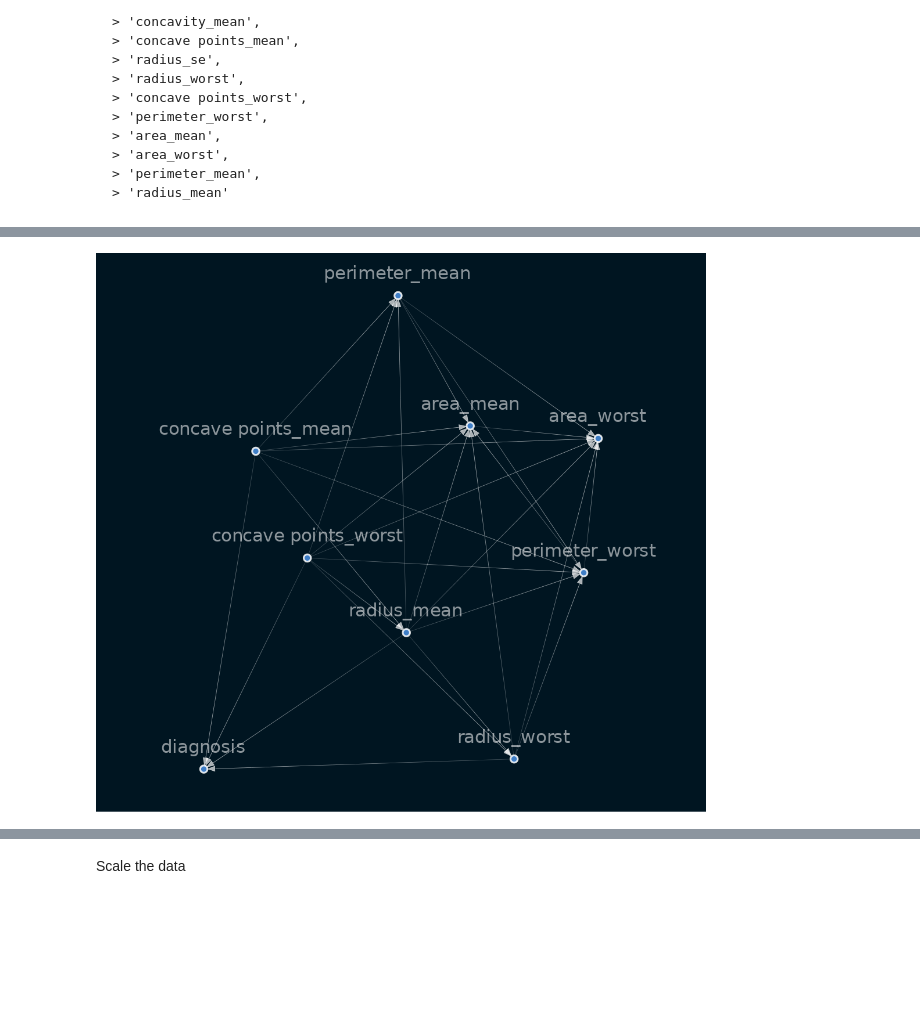
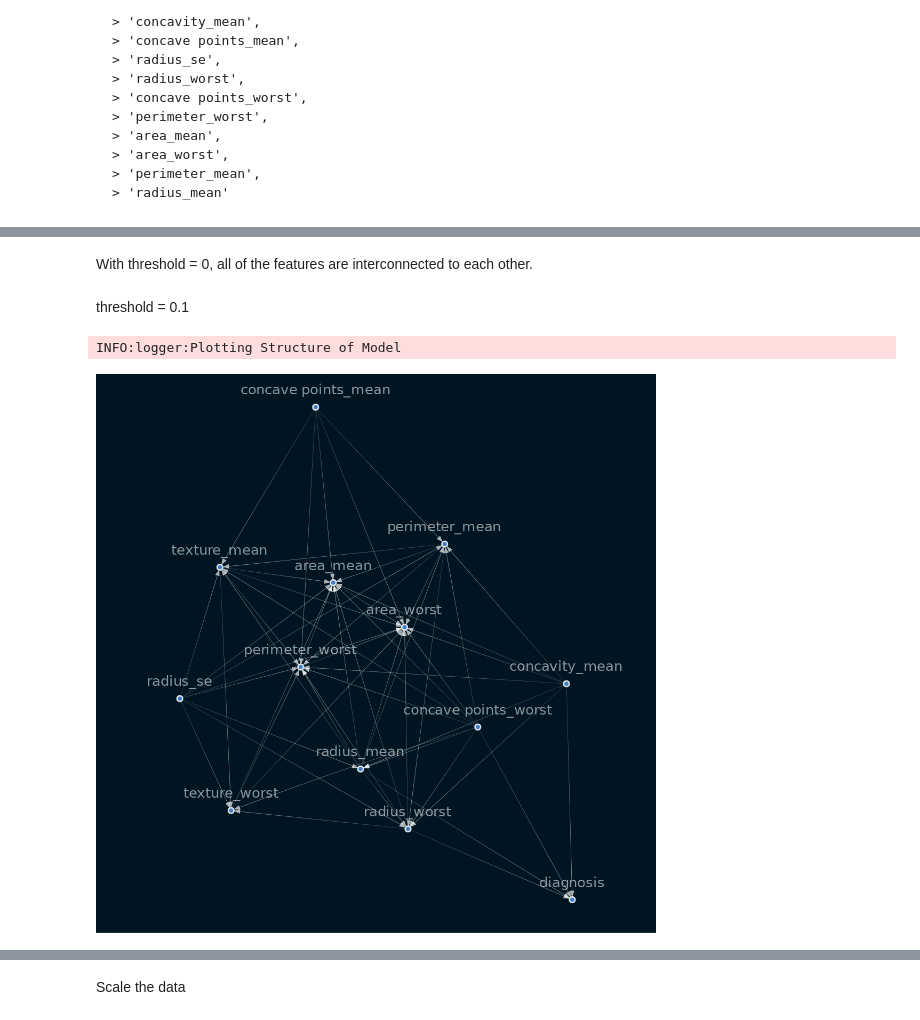
Before and after one commit to jedisam/Causal_inference, a Jupyter notebook: notebooks/causality.ipynb, the cells around one changed output, grey strips where cells are left out. Saved outputs shown, nothing was run; the diff lists cells and outputs as text; code cells hidden in the pictures; blank space fills up the shorter version.

Commit message:
causality for 50% data

```diff
--- a/notebooks/causality.ipynb
+++ b/notebooks/causality.ipynb
@@ -49,6 +50,7 @@ Initialize load data
 # %%
 loader = LoadData()
 plot = Plot()
+causal = Causal()
 # %% [markdown]
 Load data from csv file using DVC
 # %%
@@ -110,3 +113,5 @@ sel_feat = data[['concave points_mean', 'texture_mean', 'concavity_mean', 'conca
+# %%
+sel_feat = data[['concave points_mean', 'texture_mean','concavity_mean', 'radius_se', 'texture_worst', 'radius_worst', 'concave points_worst', 'perimeter_worst', 'area_mean', 'area_worst', 'perimeter_mean', 'radius_mean', 'diagnosis']]
 # %%
 sel_feat.head()
 # %% [output]
@@ -142,3 +147,3 @@ x_selected = sel_feat.copy()
 # %%
-x_portion = x_selected.sample(frac=0.50, random_state=42)
-sml = from_pandas(x_portion, beta=0.8,tabu_parent_nodes=['diagnosis'])
+sample_50 = sel_feat.sample(frac=0.5, random_state=42)
+sm = from_pandas(sample_50, tabu_parent_nodes=['diagnosis'])
@@ -149,4 +157,9 @@ plot_structure_model(sml, threshold=0)
+# %% [markdown]
+With threshold = 0, all of the features are interconnected to each other.
+# %% [markdown]
+threshold = 0.1
 # %%
-plot_structure_model(sml, threshold=0.1)
+causal.plot_structure_model(sm, threshold=0.1)
 # %% [output]
+INFO:logger:Plotting Structure of Model
-[figure, old version]
+[figure, new version]
```
Also changed, not shown: parts of 23 cells of this notebook.
